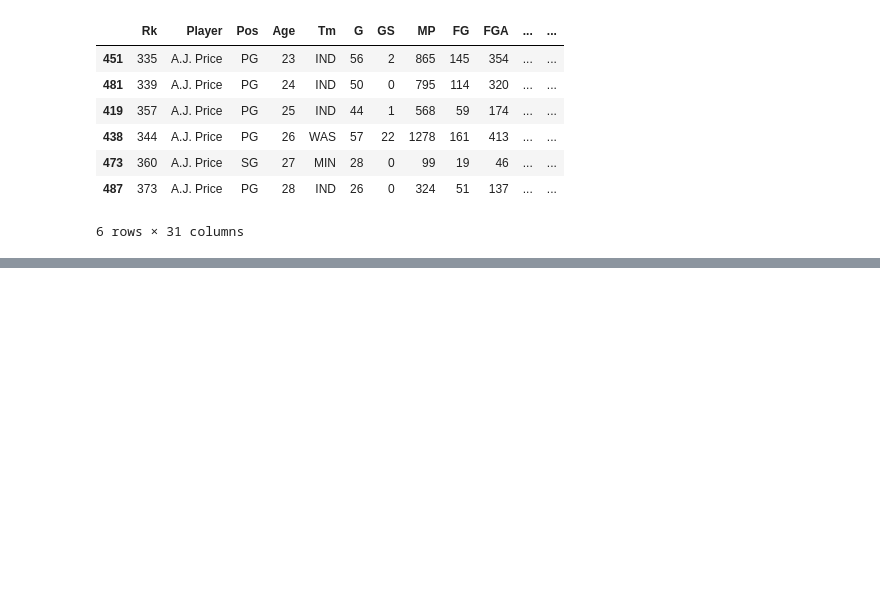
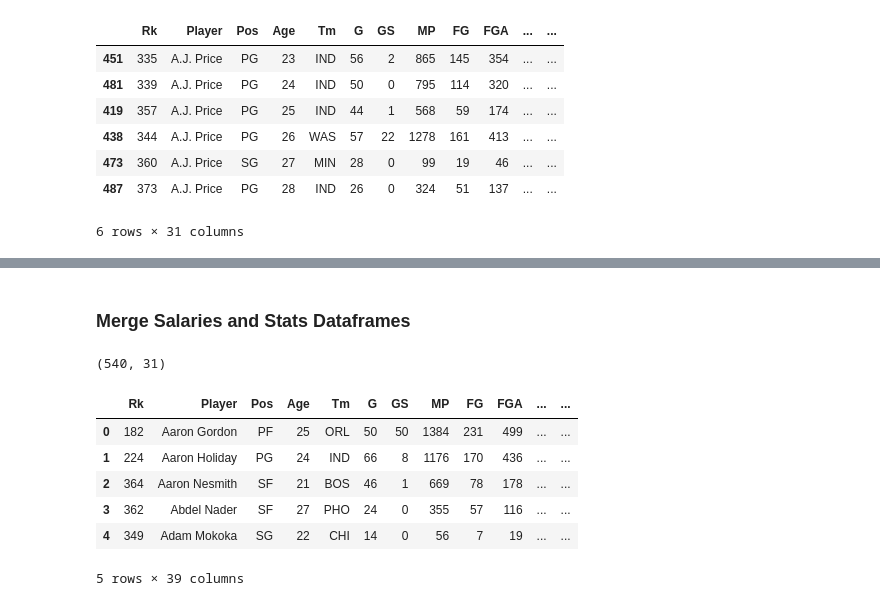
Before and after one commit to aclao89/NBA_Salaries_Performance, a Jupyter notebook: Web Scraping Basketball Salaries.ipynb, the cells around one changed output, grey strips where cells are left out. Cells and saved outputs as stored; diff of their text form; code cells hidden in the pictures; blank space fills up the shorter version.

```diff
--- a/Web Scraping Basketball Salaries.ipynb
+++ b/Web Scraping Basketball Salaries.ipynb
@@ -424,0 +403,20 @@ szn_ttl_df_cleaned.loc[szn_ttl_df_cleaned["Year"] == 2021]
+# %% [markdown]
+### Merge Salaries and Stats Dataframes
+# %%
+szn_stats_21 = szn_ttl_df_final.loc[szn_ttl_df_final["Year"] == 2021]
+# %%
+szn_stats_21.shape
+# %% [output]
+(540, 31)
+# %%
+merged_df_21 = szn_stats_21.merge(salaries_df, how = "left", left_on = "Player", right_on = "Player")
+# %%
+merged_df_21.head()
+# %% [output]
+|  | Rk | Player | Pos | Age | Tm | G | GS | MP | FG | FGA | ... | ... |
+| 0 | 182 | Aaron Gordon | PF | 25 | ORL | 50 | 50 | 1384 | 231 | 499 | ... | ... |
+| 1 | 224 | Aaron Holiday | PG | 24 | IND | 66 | 8 | 1176 | 170 | 436 | ... | ... |
+| 2 | 364 | Aaron Nesmith | SF | 21 | BOS | 46 | 1 | 669 | 78 | 178 | ... | ... |
+| 3 | 362 | Abdel Nader | SF | 27 | PHO | 24 | 0 | 355 | 57 | 116 | ... | ... |
+| 4 | 349 | Adam Mokoka | SG | 22 | CHI | 14 | 0 | 56 | 7 | 19 | ... | ... |
+5 rows × 39 columns
```
Also changed, not shown: parts of 40 cells of this notebook.
